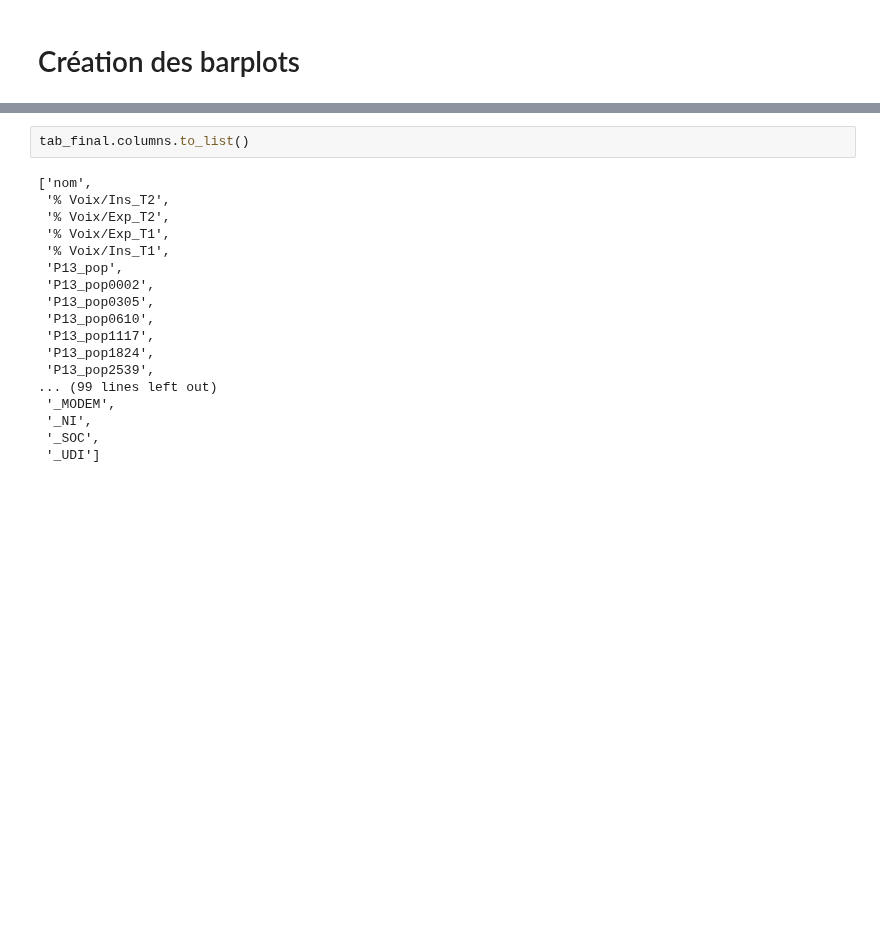
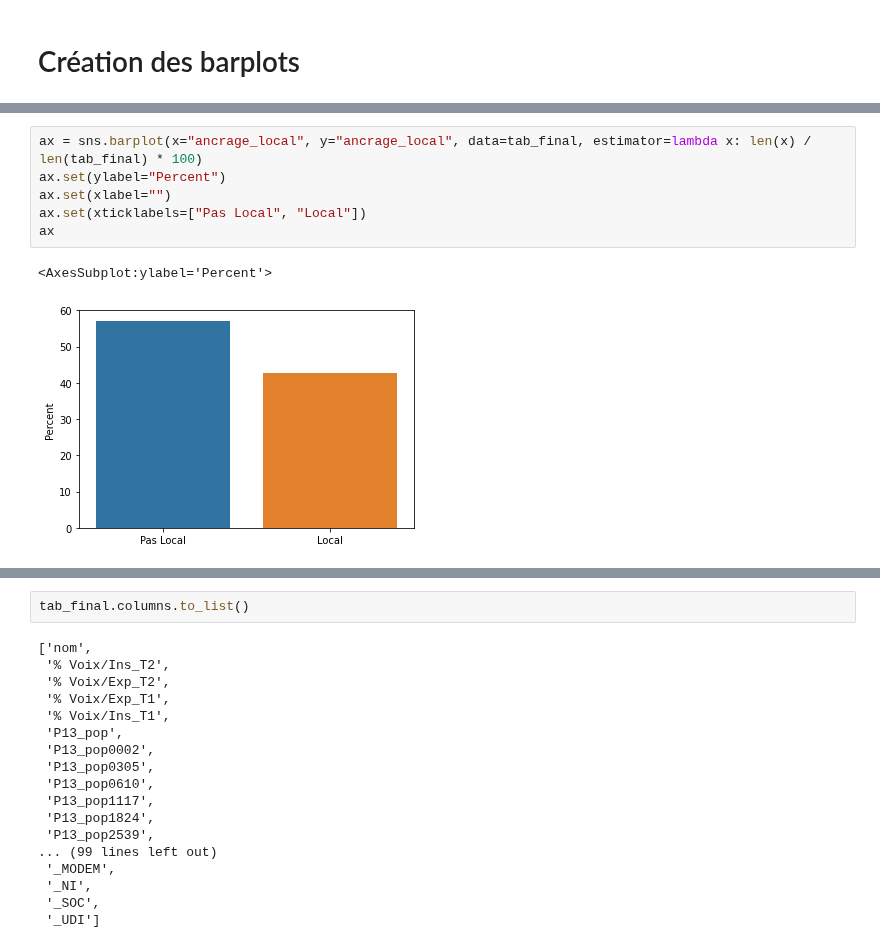
Before and after one commit to p-contamin/Prediction-de-l-activite-des-deputes-francais, a Jupyter notebook: 2. Data Viz/Graphiques de visualisation.ipynb, the cells around one changed output, grey strips where cells are left out. Drawn from its saved outputs; the diff is of its cells as text; blank space fills up the shorter version.

```diff
--- a/2. Data Viz/Graphiques de visualisation.ipynb
+++ b/2. Data Viz/Graphiques de visualisation.ipynb
@@ -35,2 +20,11 @@ ancrage_local_depute = sns.histplot(data = tab_final, x = "ancrage_local", stat=
+# %%
+ax = sns.barplot(x="ancrage_local", y="ancrage_local", data=tab_final, estimator=lambda x: len(x) / len(tab_final) * 100)
+ax.set(ylabel="Percent")
+ax.set(xlabel="")
+ax.set(xticklabels=["Pas Local", "Local"])
+ax
+# %% [output]
+<AxesSubplot:ylabel='Percent'>
+[figure, added]
 # %%
 age_depute = sns.histplot(data = tab_final, x = "age", stat='probability', bins = 10 )
```
Also changed, not shown: parts of 14 cells of this notebook.
